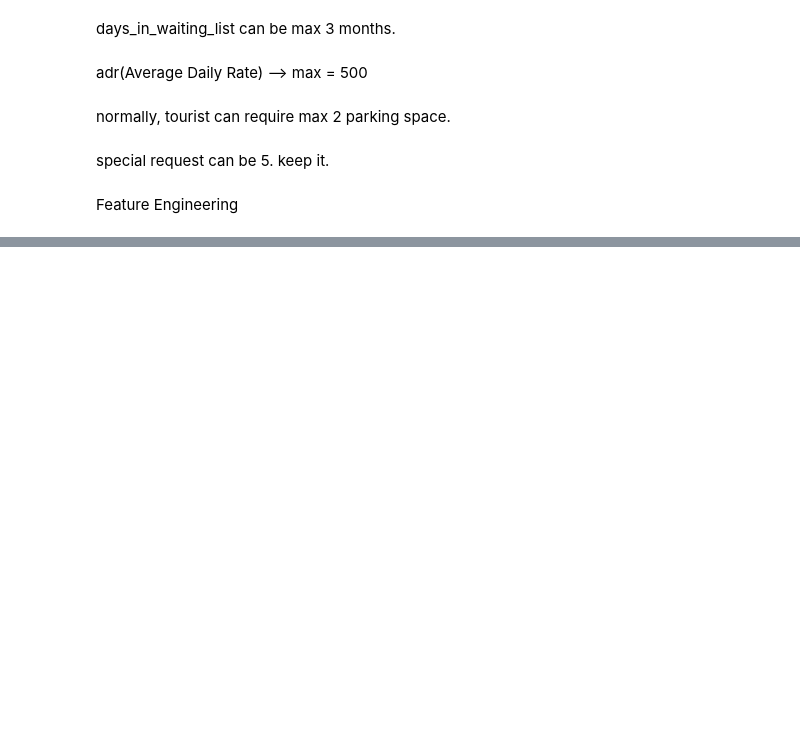
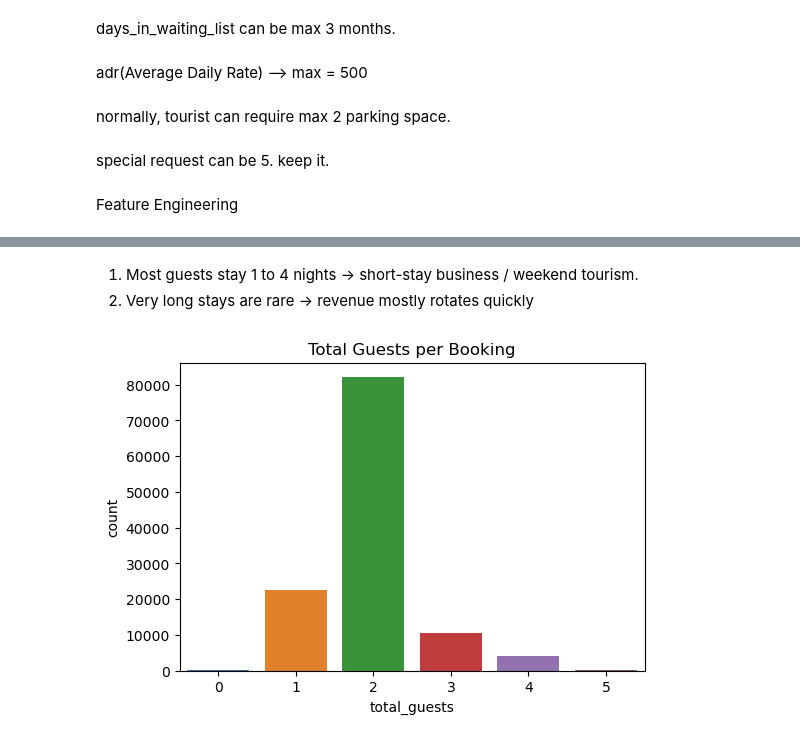
Before and after one commit to palak-verma-0309/Hotel-Booking-Cancellation-analysis, a Jupyter notebook: analysis.ipynb, the cells around one changed output, grey strips where cells are left out. Cells and saved outputs as stored; diff of their text form; code cells hidden in the pictures; blank space fills up the shorter version.

```diff
--- a/analysis.ipynb
+++ b/analysis.ipynb
@@ -169,0 +221,10 @@ df["room_changed"] = np.where(
+# %% [markdown]
+1. Most guests stay 1 to 4 nights → short-stay business / weekend tourism.
+2. Very long stays are rare → revenue mostly rotates quickly
+# %%
+plt.figure(figsize=(6,4))
+sns.countplot(x='total_guests', data=df)
+plt.title("Total Guests per Booking")
+plt.show()
+# %% [output]
+[figure, added]
```
Also changed, not shown: parts of 38 cells of this notebook.
